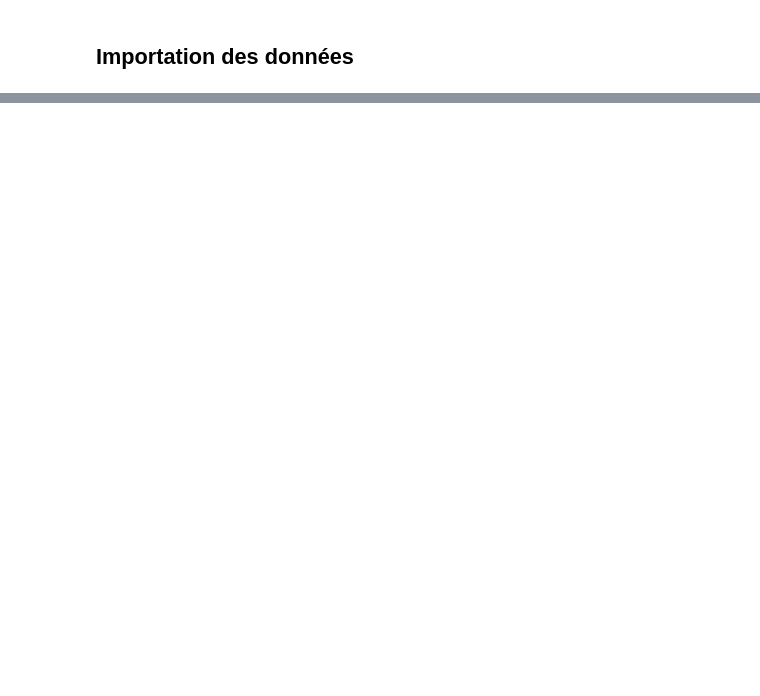
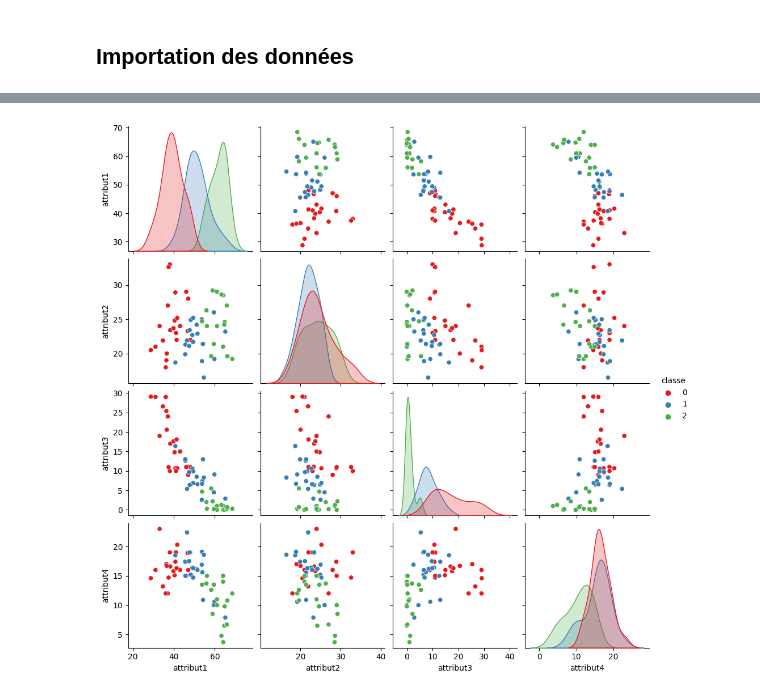
Before and after one commit to T-amairi/IFT870, a Jupyter notebook: TP1.ipynb, the cells around one changed output, grey strips where cells are left out. Drawn from its saved outputs; the diff is of its cells as text; code cells hidden in the pictures; blank space fills up the shorter version.

```diff
--- a/TP1.ipynb
+++ b/TP1.ipynb
@@ -141,0 +13,13 @@ Accuracy: 25.42%
+# %%
+# import libs
+from matplotlib import pyplot as plt
+from IPython.display import display
+import seaborn as sns
+import pandas as pd
+import numpy as np
+
+# read CSV
+data = pd.read_csv('TP1_data.csv', index_col=0)
+
+# print the df
+data.head()
@@ -141,0 +52,5 @@ Accuracy: 25.42%
+# %%
+# pair plot
+sns.pairplot(data, hue='classe', palette='Set1');
+# %% [output]
+[figure, added]
```
Also changed, not shown: parts of 49 cells of this notebook.
